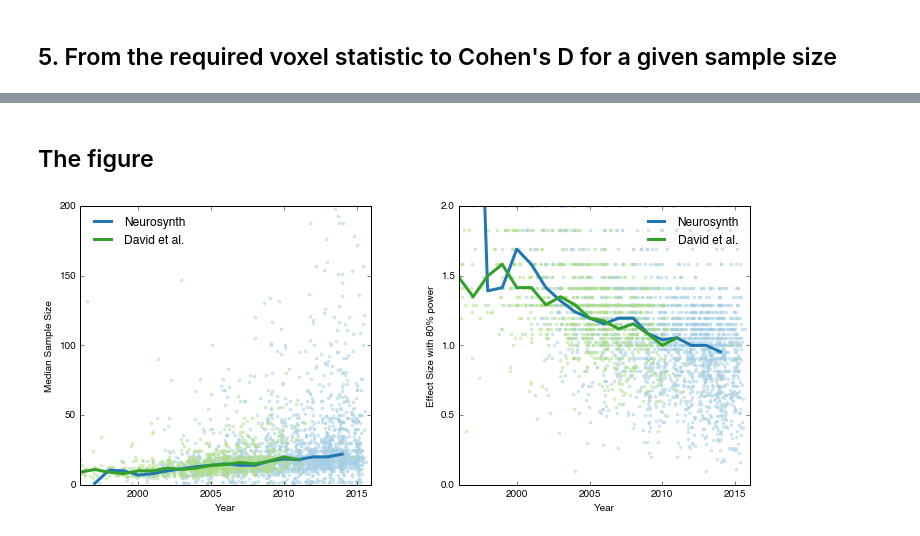
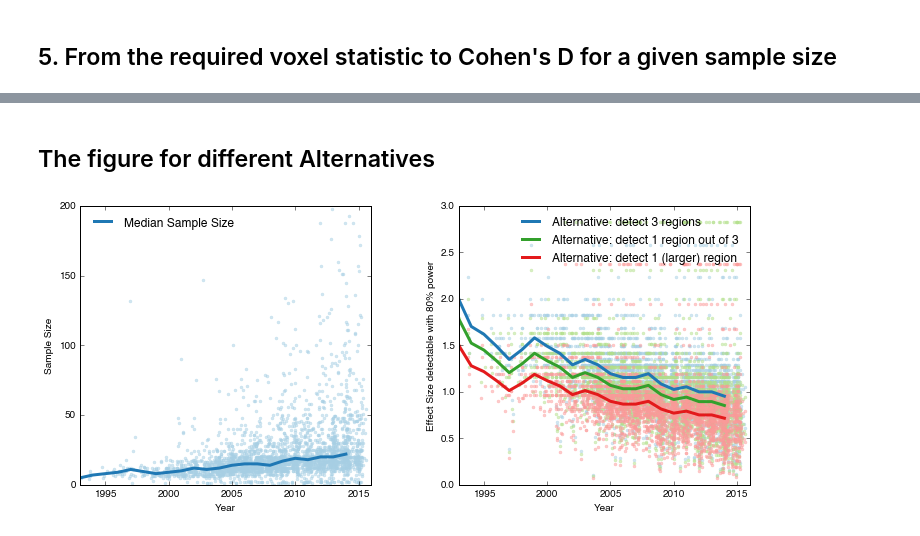
Before and after one commit to poldracklab/ScanningTheHorizon, a Jupyter notebook: FIG_samplesize_year/RequiredEffectSizeForSufficientPower.ipynb, the cells around one changed output, grey strips where cells are left out. Cells and saved outputs as stored; diff of their text form; code cells hidden in the pictures.

Commit message:
add multiple alternative hypotheses

```diff
--- a/FIG_samplesize_year/RequiredEffectSizeForSufficientPower.ipynb
+++ b/FIG_samplesize_year/RequiredEffectSizeForSufficientPower.ipynb
@@ -60 +66,3 @@ FWE voxelwise GRF threshold: 5.123062
+# %%
+Power = 0.8
 # %% [markdown]
@@ -68,0 +91,3 @@ The power in each region should be: 0.928317766723
+# %%
+PowerLarge = 0.8**3
+print("If we expect 3 peaks, then the power per peak should be: "+str(PowerLarge))
@@ -74,9 +101,18 @@ We quantify this by computing the expected local maximum in the field (which is
 # %%
 muRange = np.arange(1.8,5,0.01)
+muLarge = []
+muSingle = []
 for muMax in muRange:
 # what is the power to detect a maximum
     power = 1-integrate.quad(lambda x:peakdistribution.peakdens3D(x,1),-20,float(FweThres)-muMax)[0]
+    if power>PowerLarge:
+        muLarge.append(muMax)
+    if power>Power:
+        muSingle.append(muMax)
     if power>PowerPerRegion:
-        print("The power is larger than the required power per region if mu equals: "+str(muMax))
+        muUnion = muMax
         break
+print("The power is sufficient in larger fields if mu equals: "+str(muLarge[0]))
+print("The power is sufficient for one region if mu equals: "+str(muSingle[0]))
+print("The power is sufficient for all regions if mu equals: "+str(muUnion))
 # %% [output]
@@ -92,7 +130,9 @@ David['source']='David'
 Data=Data.append(David)
 # %%
 # add detectable effect
-Data['delta']=muMax/np.sqrt(Data['n'])
+Data['deltaUnion']=muUnion/np.sqrt(Data['n'])
+Data['deltaSingle']=muSingle[0]/np.sqrt(Data['n'])
+Data['deltaLarge']=muLarge[0]/np.sqrt(Data['n'])
 # %%
 # add jitter for figure
 stdev = 0.01*(max(Data.year)-min(Data.year))
@@ -138,30 +233,30 @@ Medians[10:15]
 # %% [markdown]
-## The figure
+## The figure for different Alternatives
 # %%
 twocol = cb.qualitative.Paired_12.mpl_colors
 
 fig,axs = plt.subplots(1,2,figsize=(12,5))
 fig.subplots_adjust(hspace=.5,wspace=.3)
 axs=axs.ravel()
-axs[0].plot(Data.year_jitter[Data.source=="Tal"],Data.n[Data.source=="Tal"],"r.",color=twocol[0],alpha=0.5,label="")
-axs[0].plot(Data.year_jitter[Data.source=="David"],Data.n[Data.source=="David"],"r.",color=twocol[2],alpha=0.5,label="")
-axs[0].plot(Medians.year,Medians.TalMdSS,color=twocol[1],lw=3,label="Neurosynth")
-axs[0].plot(Medians.year,Medians.DavidMdSS,color=twocol[3],lw=3,label="David et al.")
-axs[0].set_xlim([1996,2016])
+axs[0].plot(Data.year_jitter,Data.n,"r.",color=twocol[0],alpha=0.5,label="")
+axs[0].plot(Medians.year,Medians.MdSS,color=twocol[1],lw=3,label="Median Sample Size")
+axs[0].set_xlim([1993,2016])
 axs[0].set_ylim([0,200])
 axs[0].set_xlabel("Year")
-axs[0].set_ylabel("Median Sample Size")
+axs[0].set_ylabel("Sample Size")
 axs[0].legend(loc="upper left",frameon=False)
 
-axs[1].plot(Data.year_jitter[Data.source=="Tal"],Data.delta[Data.source=="Tal"],"r.",color=twocol[0],alpha=0.5,label="")
-axs[1].plot(Data.year_jitter[Data.source=="David"],Data.delta[Data.source=="David"],"r.",color=twocol[2],alpha=0.5,label="")
-axs[1].plot(Medians.year,Medians.TalMdD,color=twocol[1],lw=3,label="Neurosynth")
-axs[1].plot(Medians.year,Medians.DavidMdD,color=twocol[3],lw=3,label="David et al.")
-axs[1].set_xlim([1996,2016])
-axs[1].set_ylim([0,2])
+axs[1].plot(Data.year_jitter,Data.deltaUnion,"r.",color=twocol[0],alpha=0.5,label="")
+axs[1].plot(Data.year_jitter,Data.deltaSingle,"r.",color=twocol[2],alpha=0.5,label="")
+axs[1].plot(Data.year_jitter,Data.deltaLarge,"r.",color=twocol[4],alpha=0.5,label="")
+axs[1].plot(Medians.year,Medians.DUnion,color=twocol[1],lw=3,label="Alternative: detect 3 regions")
+axs[1].plot(Medians.year,Medians.DSingle,color=twocol[3],lw=3,label="Alternative: detect 1 region out of 3")
+axs[1].plot(Medians.year,Medians.DLarge,color=twocol[5],lw=3,label="Alternative: detect 1 (larger) region")
+axs[1].set_xlim([1993,2016])
+axs[1].set_ylim([0,3])
 axs[1].set_xlabel("Year")
-axs[1].set_ylabel("Effect Size with 80% power")
+axs[1].set_ylabel("Effect Size detectable with 80% power")
 axs[1].legend(loc="upper right",frameon=False)
 plt.show()
 # %% [output]
-[figure, old version]
+[figure, new version]
```
Also changed, not shown: parts of 12 cells of this notebook.
